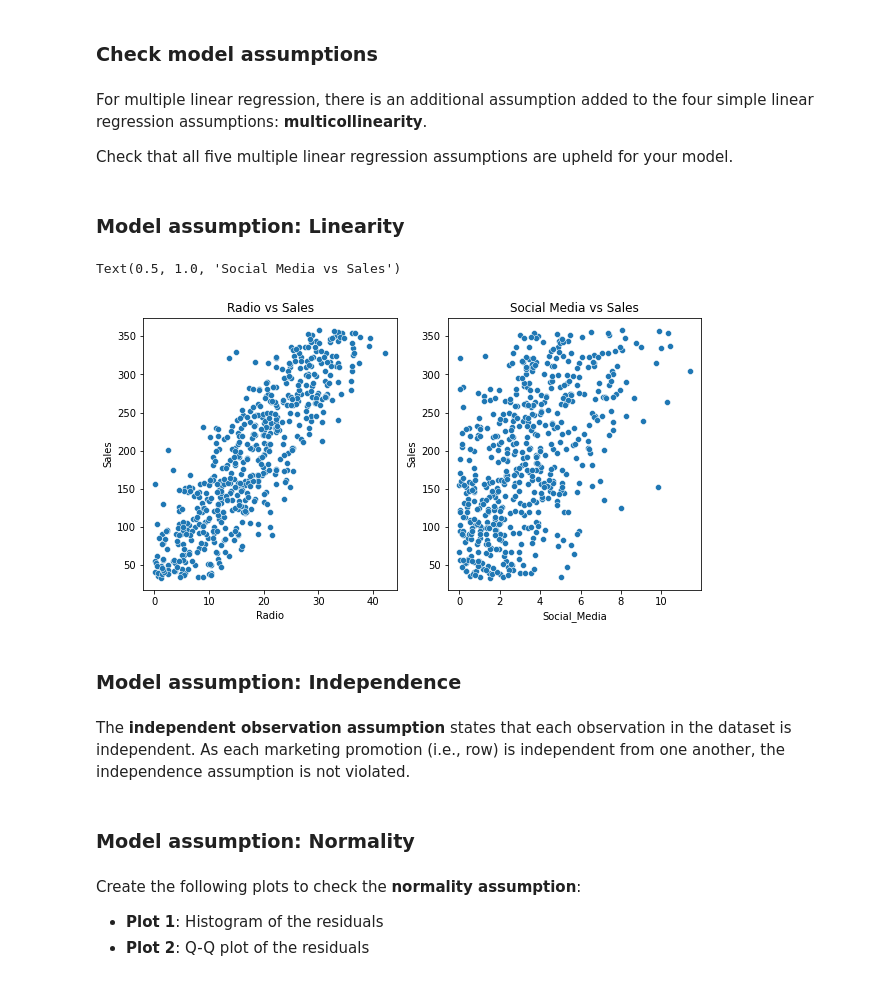
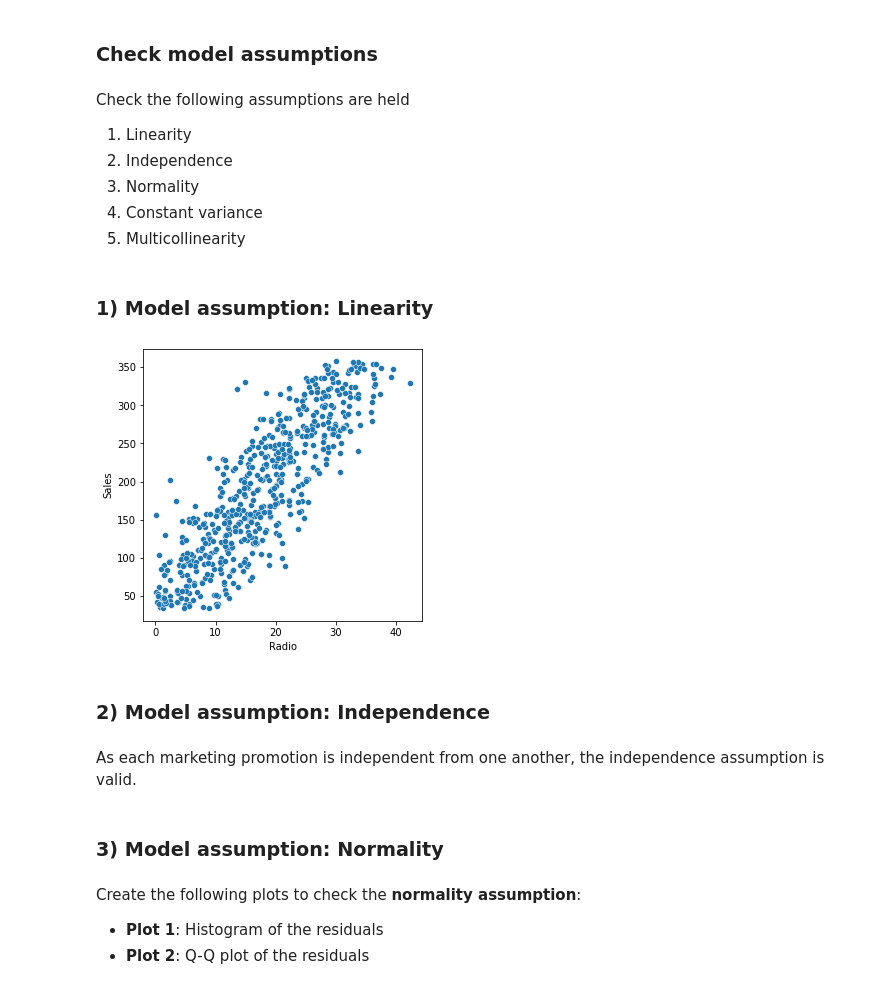
Before and after one commit to oceanvillage/project-marketing-promotion, a Jupyter notebook: project-marketing-promotion.ipynb, the cells around one changed output. Cells and saved outputs as stored; diff of their text form; code cells hidden in the pictures.

```diff
--- a/project-marketing-promotion.ipynb
+++ b/project-marketing-promotion.ipynb
@@ -134,30 +189,31 @@ Warnings:
 # %% [markdown]
 ### Check model assumptions
-# %% [markdown]
-For multiple linear regression, there is an additional assumption added to the four simple linear regression assumptions: **multicollinearity**.
-
-Check that all five multiple linear regression assumptions are upheld for your model.
+# %% [markdown]
+Check the following assumptions are held<br>
+ 1) Linearity<br>
+ 2) Independence<br>
+ 3) Normality<br>
+ 4) Constant variance<br>
+ 5) Multicollinearity<br>
 # %% [markdown]
-### Model assumption: Linearity
+### 1) Model assumption: Linearity
 # %%
-# Create a scatterplot for each independent variable and the dependent variable.
+# Check Linearity using a scatterplot for Radio
 
-fig, axes = plt.subplots(1,2, figsize=(10,5))
+fig, ax = plt.subplots(figsize=(5,5))
 
-sns.scatterplot(x=data['Radio'], y=data['Sales'], ax=axes[0])
-axes[0].set_title('Radio vs Sales')
+sns.scatterplot(x=data['Radio'], y=data['Sales'], ax=ax)
+axes.set_title('Radio vs Sales')
 
-sns.scatterplot(x=data['Social_Media'],y=data['Sales'],ax=axes[1])
-axes[1].set_title('Social Media vs Sales')
+plt.show()
 # %% [output]
-Text(0.5, 1.0, 'Social Media vs Sales')
-[figure, old version]
+[figure, new version]
 # %% [markdown]
-### Model assumption: Independence
+### 2) Model assumption: Independence
 # %% [markdown]
-The **independent observation assumption** states that each observation in the dataset is independent. As each marketing promotion (i.e., row) is independent from one another, the independence assumption is not violated.
+As each marketing promotion is independent from one another, the independence assumption is valid.
 # %% [markdown]
-### Model assumption: Normality
+### 3) Model assumption: Normality
 # %% [markdown]
 Create the following plots to check the **normality assumption**:
 
```
Also changed, not shown: parts of 22 cells of this notebook.
